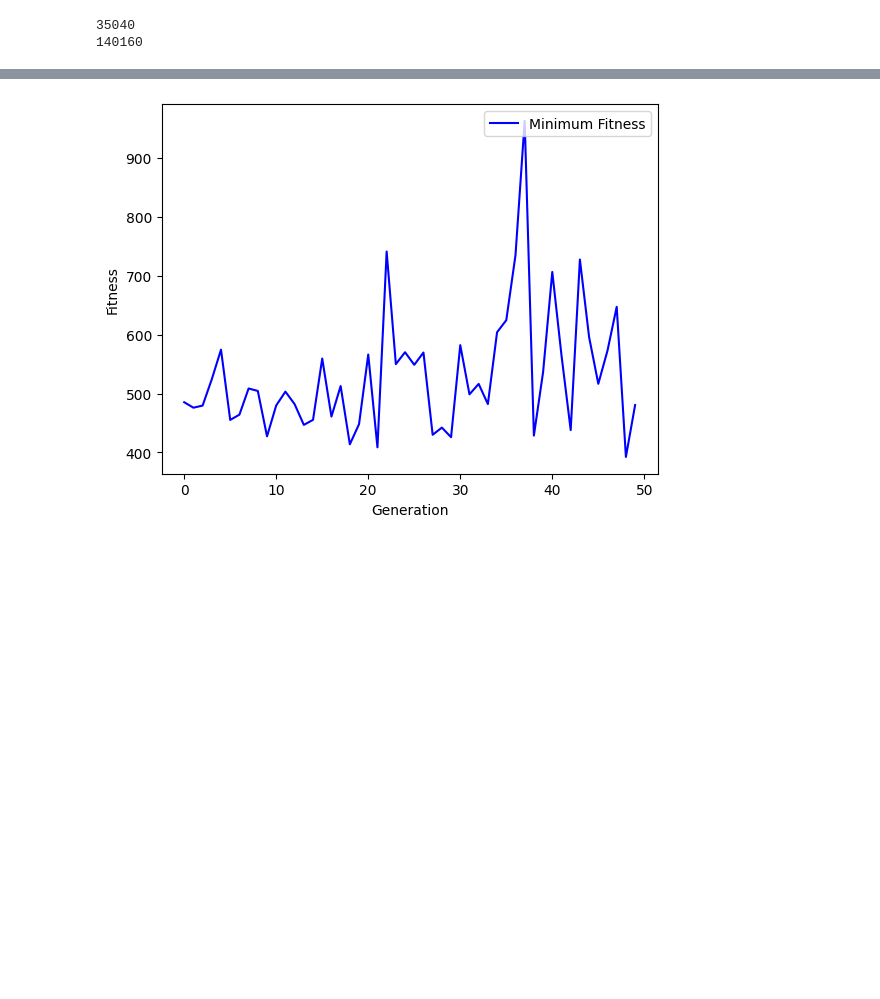
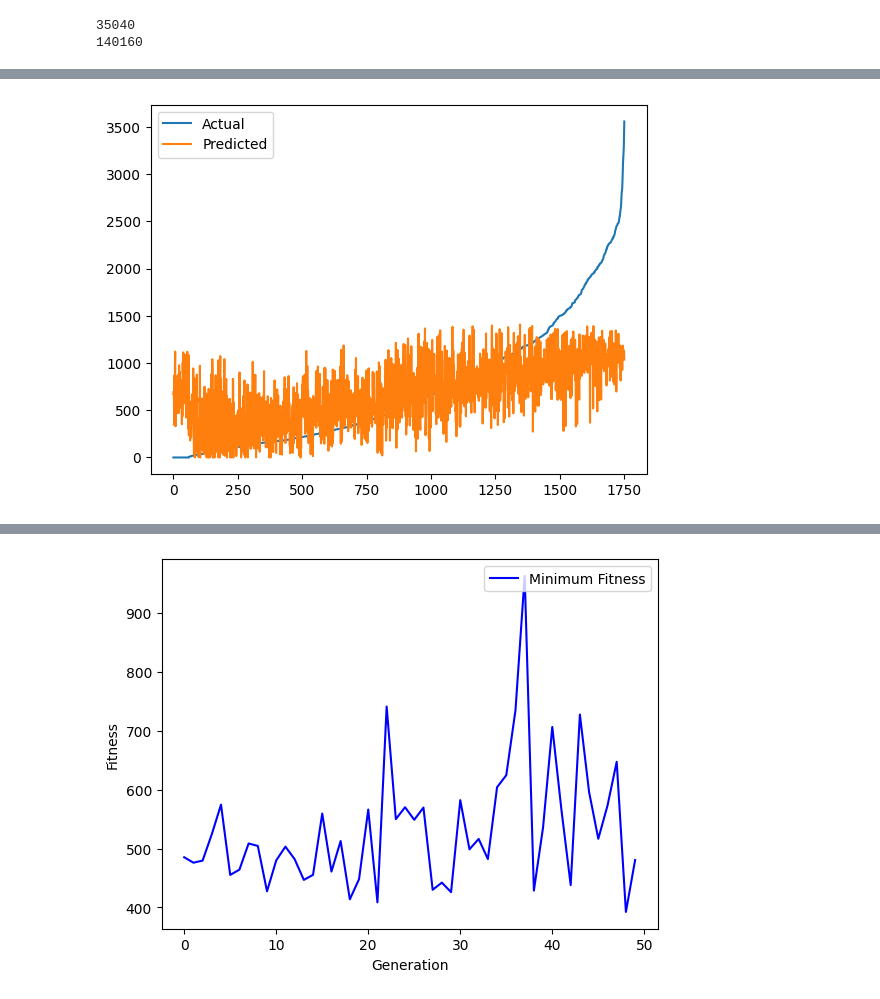
Before and after one commit to katie291100/evac-exam, a Jupyter notebook: main copy.ipynb, the cells around one changed output, grey strips where cells are left out. Saved outputs shown, nothing was run; the diff lists cells and outputs as text; code cells hidden in the pictures; blank space fills up the shorter version.

```diff
--- a/main copy.ipynb
+++ b/main copy.ipynb
@@ -325,3 +329,17 @@ plt.show()
+# %%
+best_ind = hof.items[0]
+
+test_data = test_data.sort_values(by=['Count']).reset_index(drop=True)
+inputs = [[test_data['PublicHoliday'][i], test_data['Weekend'][i], test_data['Month'][i], test_data['Hour'][i], test_data['Temp'][i], test_data['Windspeed'][i], test_data['Visibility'][i]] for i in range(len(test_data))]
+x = [i for i in range(len(test_data))]
+y_values1 = test_data['Count'].to_list()
+y_values2 = [myNet.feedForward(i) for i in inputs]
+plt.plot(x, y_values1, label='Actual')
+plt.plot(x, y_values2, label='Predicted')
+plt.legend()
+plt.show()
+# %% [output]
+[figure, added]
 # %%
 import matplotlib.pyplot as plt
 from sklearn.metrics import r2_score
```
Also changed, not shown: parts of 11 cells of this notebook.
